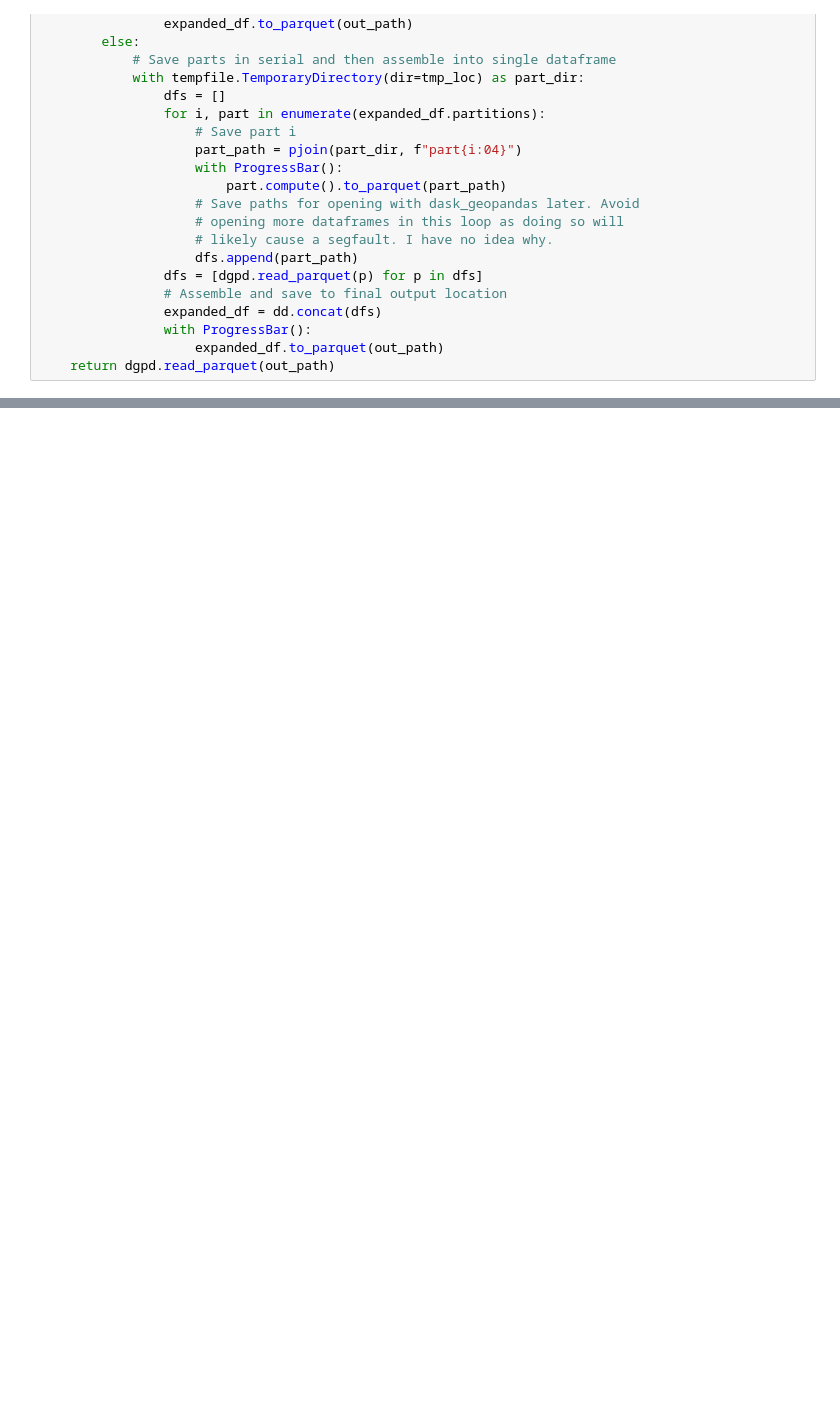
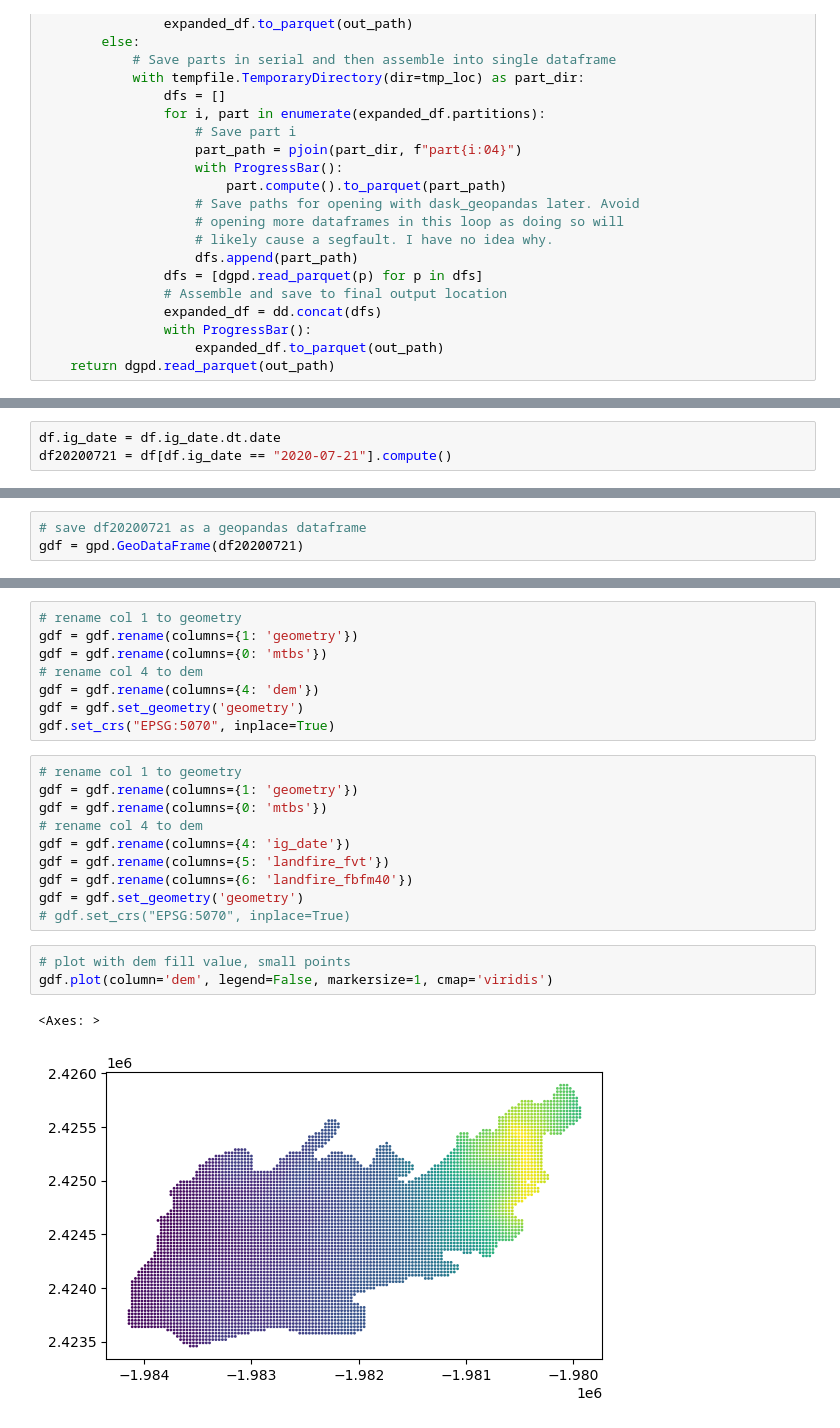
Before and after one commit to cake-dev/FireLab, a Jupyter notebook: Project/data_notebook.ipynb, the cells around one changed output, grey strips where cells are left out. Drawn from its saved outputs; the diff is of its cells as text; blank space fills up the shorter version.

```diff
--- a/Project/data_notebook.ipynb
+++ b/Project/data_notebook.ipynb
@@ -534,0 +533,3 @@ ndvixrs2.plot()
+# %%
+df.ig_date = df.ig_date.dt.date
+df20200721 = df[df.ig_date == "2020-07-21"].compute()
@@ -534,0 +560,3 @@ ndvixrs2.plot()
+# %%
+# save df20200721 as a geopandas dataframe
+gdf = gpd.GeoDataFrame(df20200721)
@@ -534,0 +579,24 @@ ndvixrs2.plot()
+# %%
+# rename col 1 to geometry
+gdf = gdf.rename(columns={1: 'geometry'})
+gdf = gdf.rename(columns={0: 'mtbs'})
+# rename col 4 to dem
+gdf = gdf.rename(columns={4: 'dem'})
+gdf = gdf.set_geometry('geometry')
+gdf.set_crs("EPSG:5070", inplace=True)
+# %%
+# rename col 1 to geometry
+gdf = gdf.rename(columns={1: 'geometry'})
+gdf = gdf.rename(columns={0: 'mtbs'})
+# rename col 4 to dem
+gdf = gdf.rename(columns={4: 'ig_date'})
+gdf = gdf.rename(columns={5: 'landfire_fvt'})
+gdf = gdf.rename(columns={6: 'landfire_fbfm40'})
+gdf = gdf.set_geometry('geometry')
+# gdf.set_crs("EPSG:5070", inplace=True)
+# %%
+# plot with dem fill value, small points
+gdf.plot(column='dem', legend=False, markersize=1, cmap='viridis')
+# %% [output]
+<Axes: >
+[figure, added]
```
Also changed, not shown: parts of 18 cells of this notebook, 8 other files.
